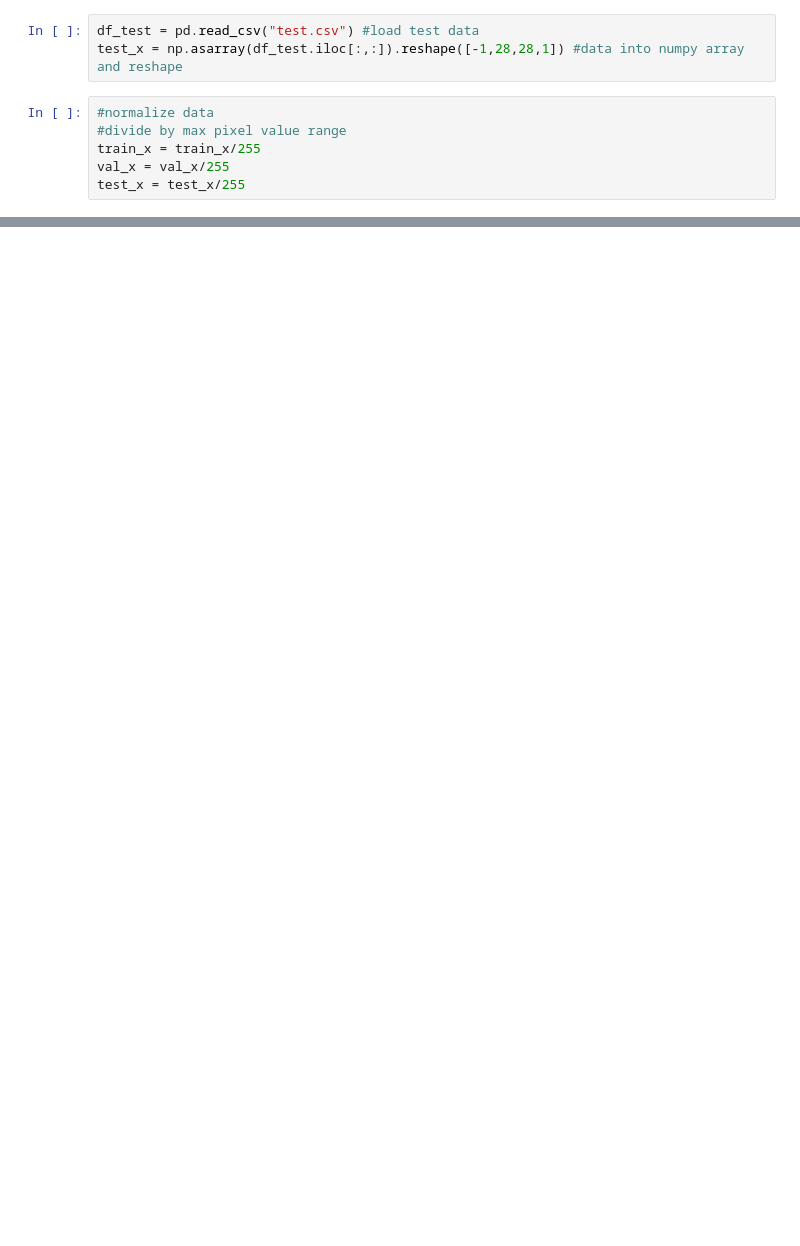
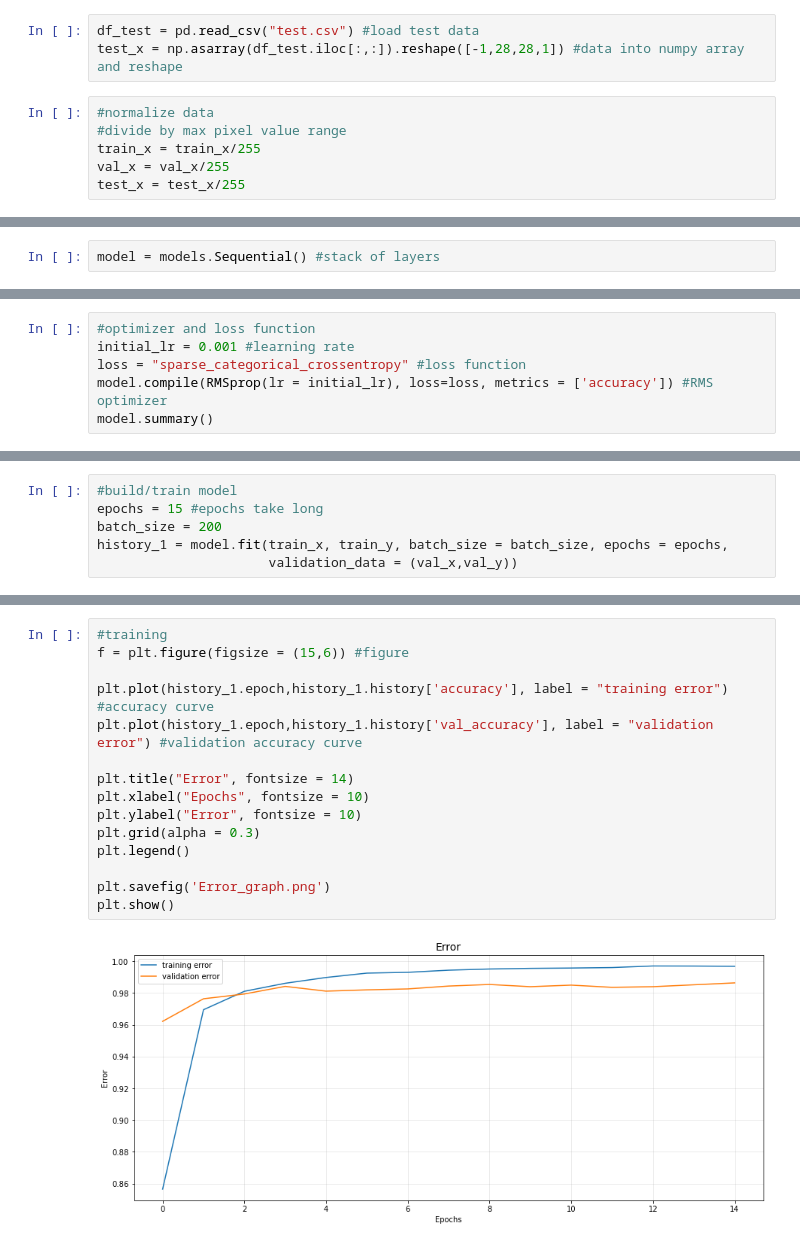
Before and after one commit to bakana808/ee445-final, a Jupyter notebook: MNIST.ipynb, the cells around one changed output, grey strips where cells are left out. Saved outputs shown, nothing was run; the diff lists cells and outputs as text; blank space fills up the shorter version.

```diff
--- a/MNIST.ipynb
+++ b/MNIST.ipynb
@@ -113,0 +115,2 @@ plt.savefig("digit_visual.png")
+# %%
+model = models.Sequential() #stack of layers
@@ -113,0 +140,6 @@ plt.savefig("digit_visual.png")
+# %%
+#optimizer and loss function
+initial_lr = 0.001 #learning rate
+loss = "sparse_categorical_crossentropy" #loss function
+model.compile(RMSprop(lr = initial_lr), loss=loss, metrics = ['accuracy']) #RMS optimizer
+model.summary()
@@ -113,0 +164,6 @@ plt.savefig("digit_visual.png")
+# %%
+#build/train model
+epochs = 15 #epochs take long
+batch_size = 200
+history_1 = model.fit(train_x, train_y, batch_size = batch_size, epochs = epochs,
+                      validation_data = (val_x,val_y))
@@ -113,0 +188,17 @@ plt.savefig("digit_visual.png")
+# %%
+#training
+f = plt.figure(figsize = (15,6)) #figure
+
+plt.plot(history_1.epoch,history_1.history['accuracy'], label = "training error") #accuracy curve
+plt.plot(history_1.epoch,history_1.history['val_accuracy'], label = "validation error") #validation accuracy curve
+
+plt.title("Error", fontsize = 14)
+plt.xlabel("Epochs", fontsize = 10)
+plt.ylabel("Error", fontsize = 10)
+plt.grid(alpha = 0.3)
+plt.legend()
+
+plt.savefig('Error_graph.png')
+plt.show()
+# %% [output]
+[figure, added]
```
Also changed, not shown: parts of 15 cells of this notebook.
